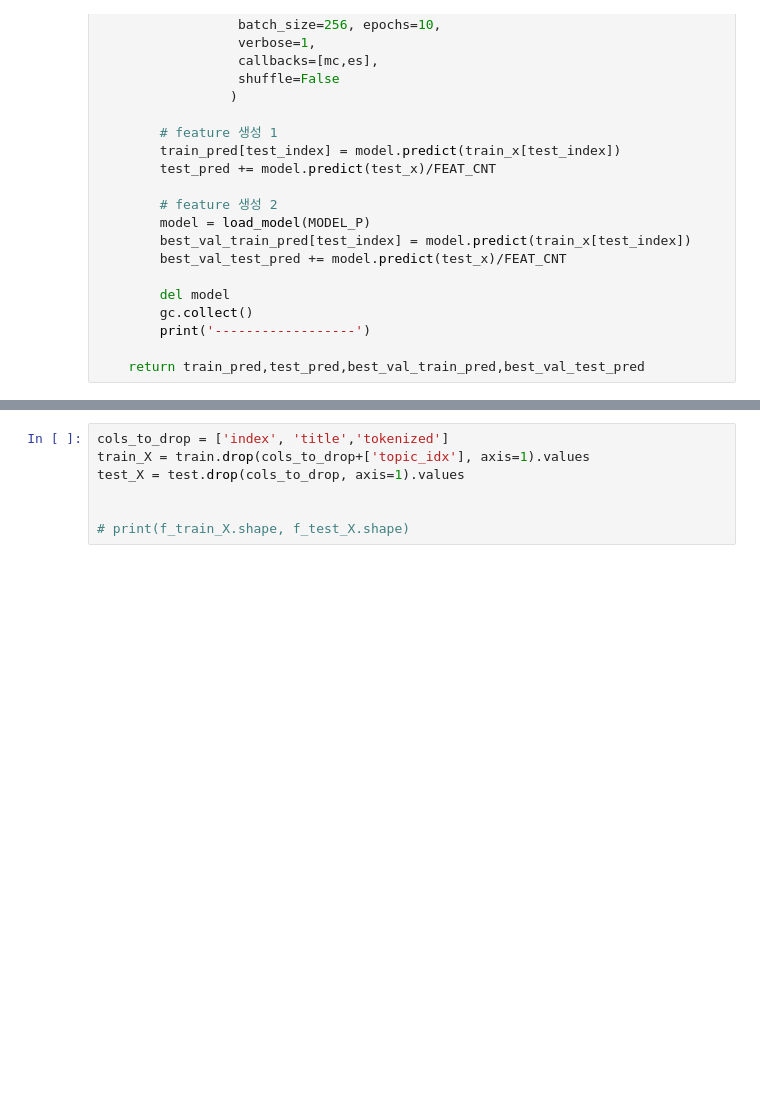
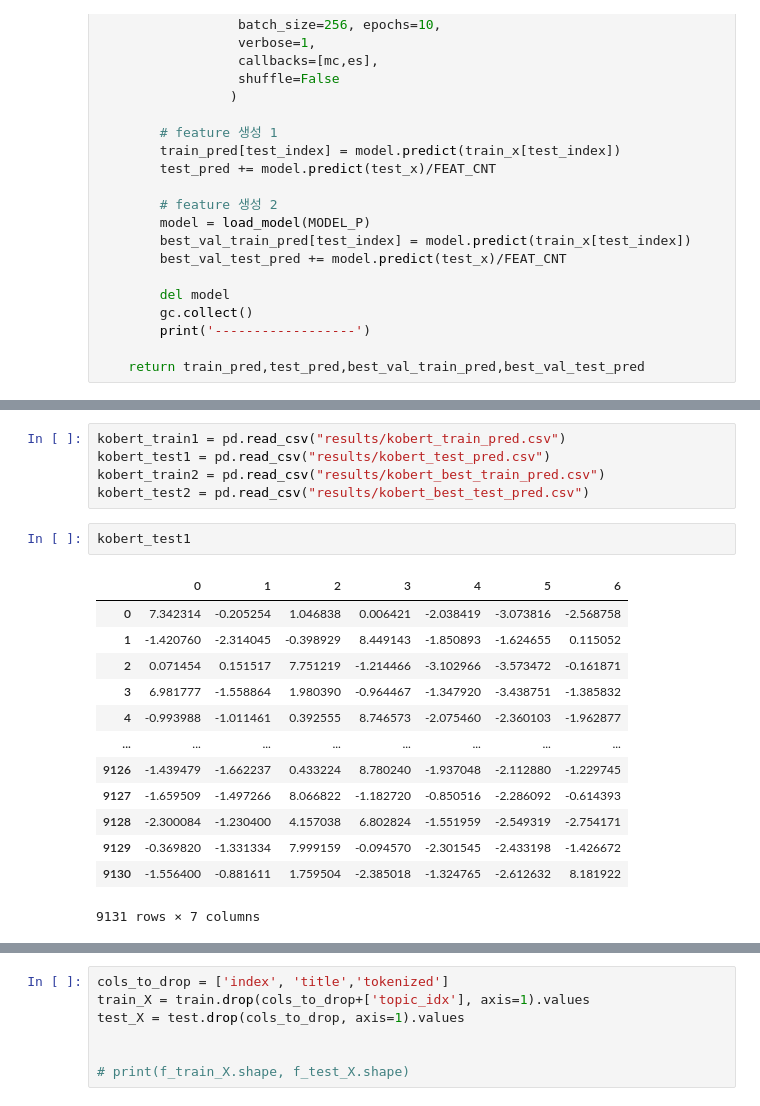
Before and after one commit to qkrwjdan/dacon_news_topic_clasiification, a Jupyter notebook: xgboosting-4.ipynb, the cells around one changed output, grey strips where cells are left out. Cells and saved outputs as stored; diff of their text form; blank space fills up the shorter version.

```diff
--- a/xgboosting-4.ipynb
+++ b/xgboosting-4.ipynb
@@ -414 +418,22 @@ Epoch 00006: val_loss did not improve from 0.56582
 ------------------
+# %%
+kobert_train1 = pd.read_csv("results/kobert_train_pred.csv")
+kobert_test1 = pd.read_csv("results/kobert_test_pred.csv")
+kobert_train2 = pd.read_csv("results/kobert_best_train_pred.csv")
+kobert_test2 = pd.read_csv("results/kobert_best_test_pred.csv")
+# %%
+kobert_test1
+# %% [output]
+|  | 0 | 1 | 2 | 3 | 4 | 5 | 6 |
+| 0 | 7.342314 | -0.205254 | 1.046838 | 0.006421 | -2.038419 | -3.073816 | -2.568758 |
+| 1 | -1.420760 | -2.314045 | -0.398929 | 8.449143 | -1.850893 | -1.624655 | 0.115052 |
+| 2 | 0.071454 | 0.151517 | 7.751219 | -1.214466 | -3.102966 | -3.573472 | -0.161871 |
+| 3 | 6.981777 | -1.558864 | 1.980390 | -0.964467 | -1.347920 | -3.438751 | -1.385832 |
+| 4 | -0.993988 | -1.011461 | 0.392555 | 8.746573 | -2.075460 | -2.360103 | -1.962877 |
+| ... | ... | ... | ... | ... | ... | ... | ... |
+| 9126 | -1.439479 | -1.662237 | 0.433224 | 8.780240 | -1.937048 | -2.112880 | -1.229745 |
+| 9127 | -1.659509 | -1.497266 | 8.066822 | -1.182720 | -0.850516 | -2.286092 | -0.614393 |
+| 9128 | -2.300084 | -1.230400 | 4.157038 | 6.802824 | -1.551959 | -2.549319 | -2.754171 |
+| 9129 | -0.369820 | -1.331334 | 7.999159 | -0.094570 | -2.301545 | -2.433198 | -1.426672 |
+| 9130 | -1.556400 | -0.881611 | 1.759504 | -2.385018 | -1.324765 | -2.612632 | 8.181922 |
+9131 rows × 7 columns
```
Also changed, not shown: parts of 14 cells of this notebook, 18 other files.
